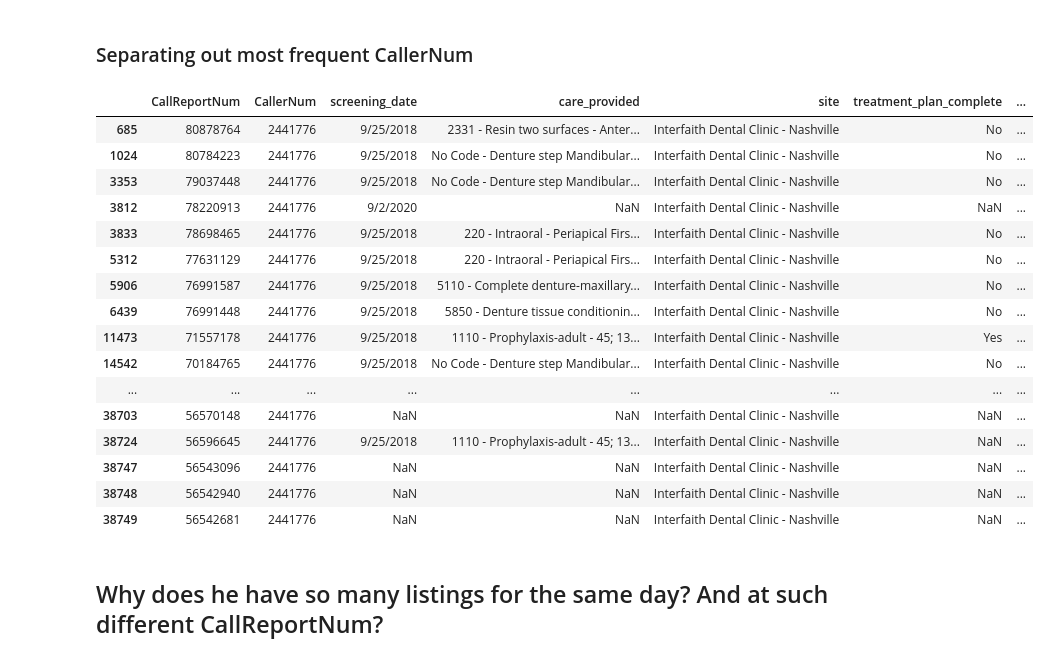
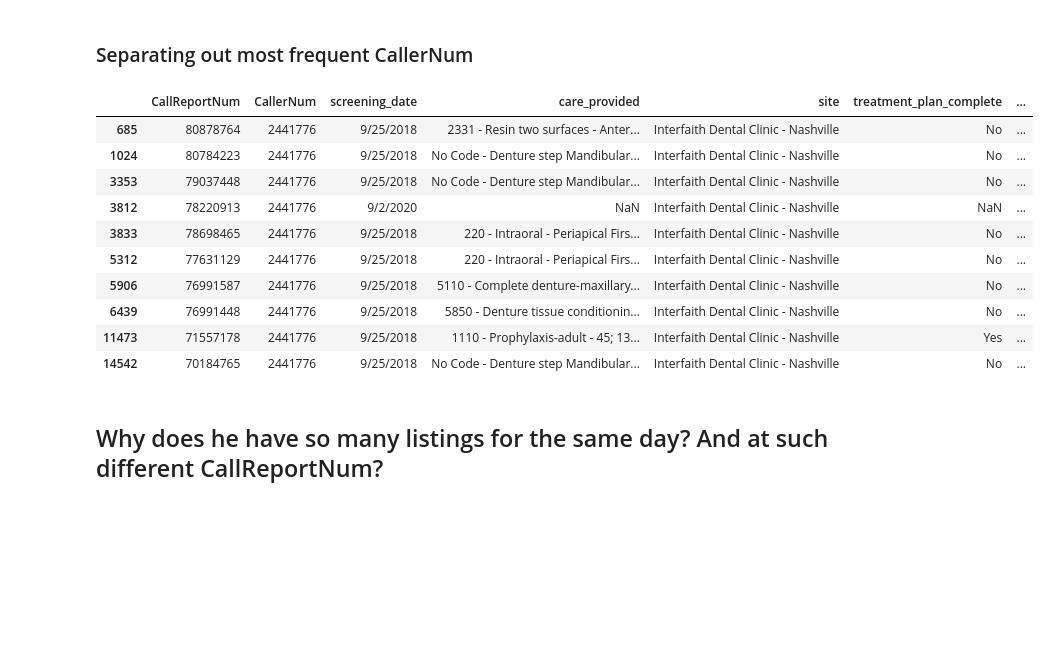
Before and after one commit to bsfcs/smile-on-ironman, a Jupyter notebook: notebook/smile_on_ironman_posey.ipynb, the cells around one changed output. Cells and saved outputs as stored; diff of their text form; code cells hidden in the pictures; blank space fills up the shorter version.

```diff
--- a/notebook/smile_on_ironman_posey.ipynb
+++ b/notebook/smile_on_ironman_posey.ipynb
@@ -147,25 +151,19 @@ Name: CallerNum, Length: 8708, dtype: int64
 # %%
 smile_2441776 = smile_onlyyellow.loc[smile_onlyyellow['CallerNum'] == 2441776]
 # %%
-smile_2441776
+smile_2441776.head(10)
 # %% [output]
 |  | CallReportNum | CallerNum | screening_date | care_provided | site | treatment_plan_complete | ... |
 | 685 | 80878764 | 2441776 | 9/25/2018 | 2331 - Resin two surfaces - Anter... | Interfaith Dental Clinic - Nashville | No | ... |
 | 1024 | 80784223 | 2441776 | 9/25/2018 | No Code - Denture step Mandibular... | Interfaith Dental Clinic - Nashville | No | ... |
 | 3353 | 79037448 | 2441776 | 9/25/2018 | No Code - Denture step Mandibular... | Interfaith Dental Clinic - Nashville | No | ... |
 | 3812 | 78220913 | 2441776 | 9/2/2020 | NaN | Interfaith Dental Clinic - Nashville | NaN | ... |
 | 3833 | 78698465 | 2441776 | 9/25/2018 | 220 - Intraoral - Periapical Firs... | Interfaith Dental Clinic - Nashville | No | ... |
 | 5312 | 77631129 | 2441776 | 9/25/2018 | 220 - Intraoral - Periapical Firs... | Interfaith Dental Clinic - Nashville | No | ... |
 | 5906 | 76991587 | 2441776 | 9/25/2018 | 5110 - Complete denture-maxillary... | Interfaith Dental Clinic - Nashville | No | ... |
 | 6439 | 76991448 | 2441776 | 9/25/2018 | 5850 - Denture tissue conditionin... | Interfaith Dental Clinic - Nashville | No | ... |
 | 11473 | 71557178 | 2441776 | 9/25/2018 | 1110 - Prophylaxis-adult - 45; 13... | Interfaith Dental Clinic - Nashville | Yes | ... |
 | 14542 | 70184765 | 2441776 | 9/25/2018 | No Code - Denture step Mandibular... | Interfaith Dental Clinic - Nashville | No | ... |
-| ... | ... | ... | ... | ... | ... | ... | ... |
-| 38703 | 56570148 | 2441776 | NaN | NaN | Interfaith Dental Clinic - Nashville | NaN | ... |
-| 38724 | 56596645 | 2441776 | 9/25/2018 | 1110 - Prophylaxis-adult - 45; 13... | Interfaith Dental Clinic - Nashville | NaN | ... |
-| 38747 | 56543096 | 2441776 | NaN | NaN | Interfaith Dental Clinic - Nashville | NaN | ... |
-| 38748 | 56542940 | 2441776 | NaN | NaN | Interfaith Dental Clinic - Nashville | NaN | ... |
-| 38749 | 56542681 | 2441776 | NaN | NaN | Interfaith Dental Clinic - Nashville | NaN | ... |
 # %% [markdown]
 ## Why does he have so many listings for the same day? And at such different CallReportNum?
 # %%
```
Also changed, not shown: parts of 24 cells of this notebook.
